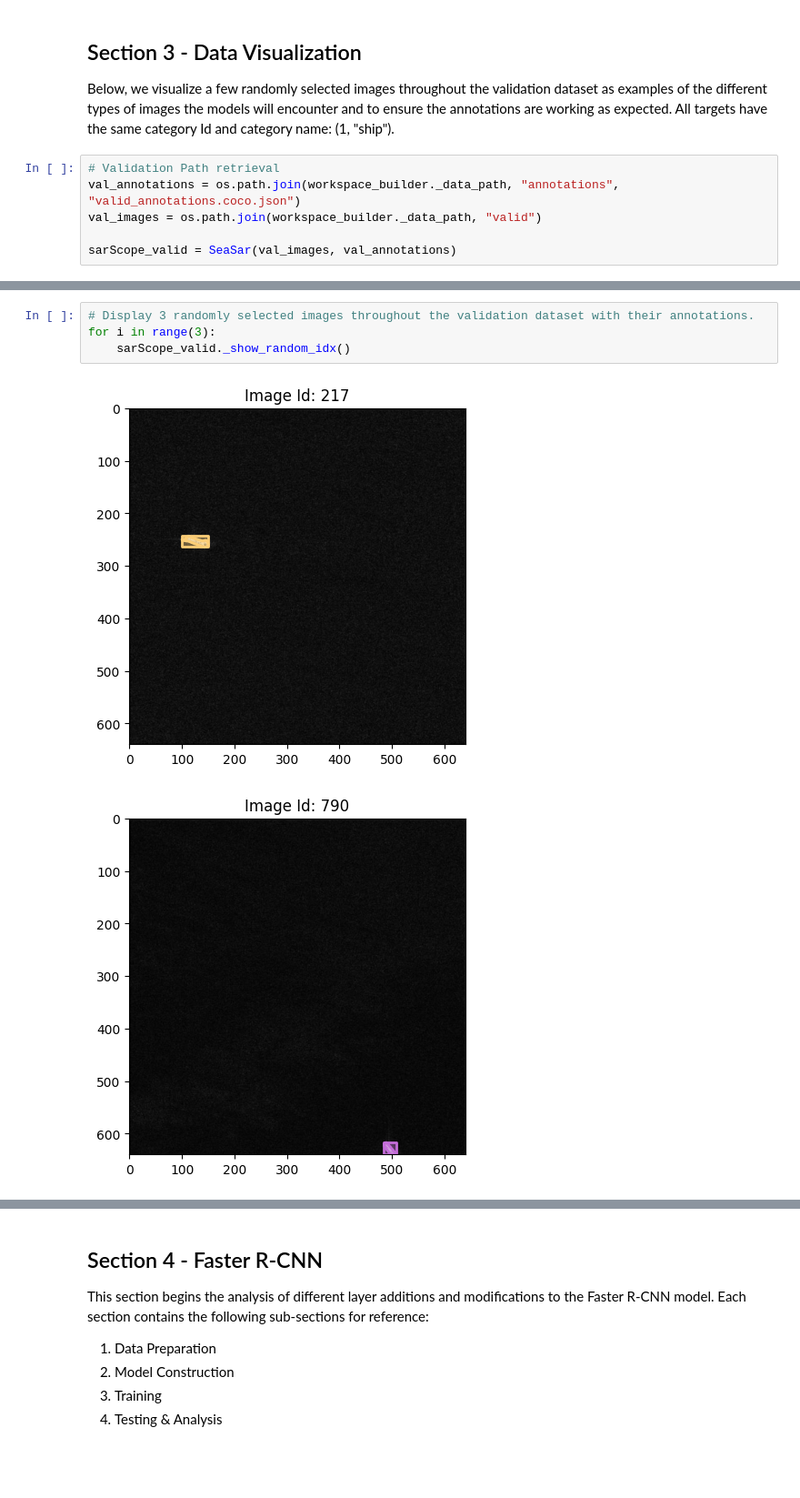
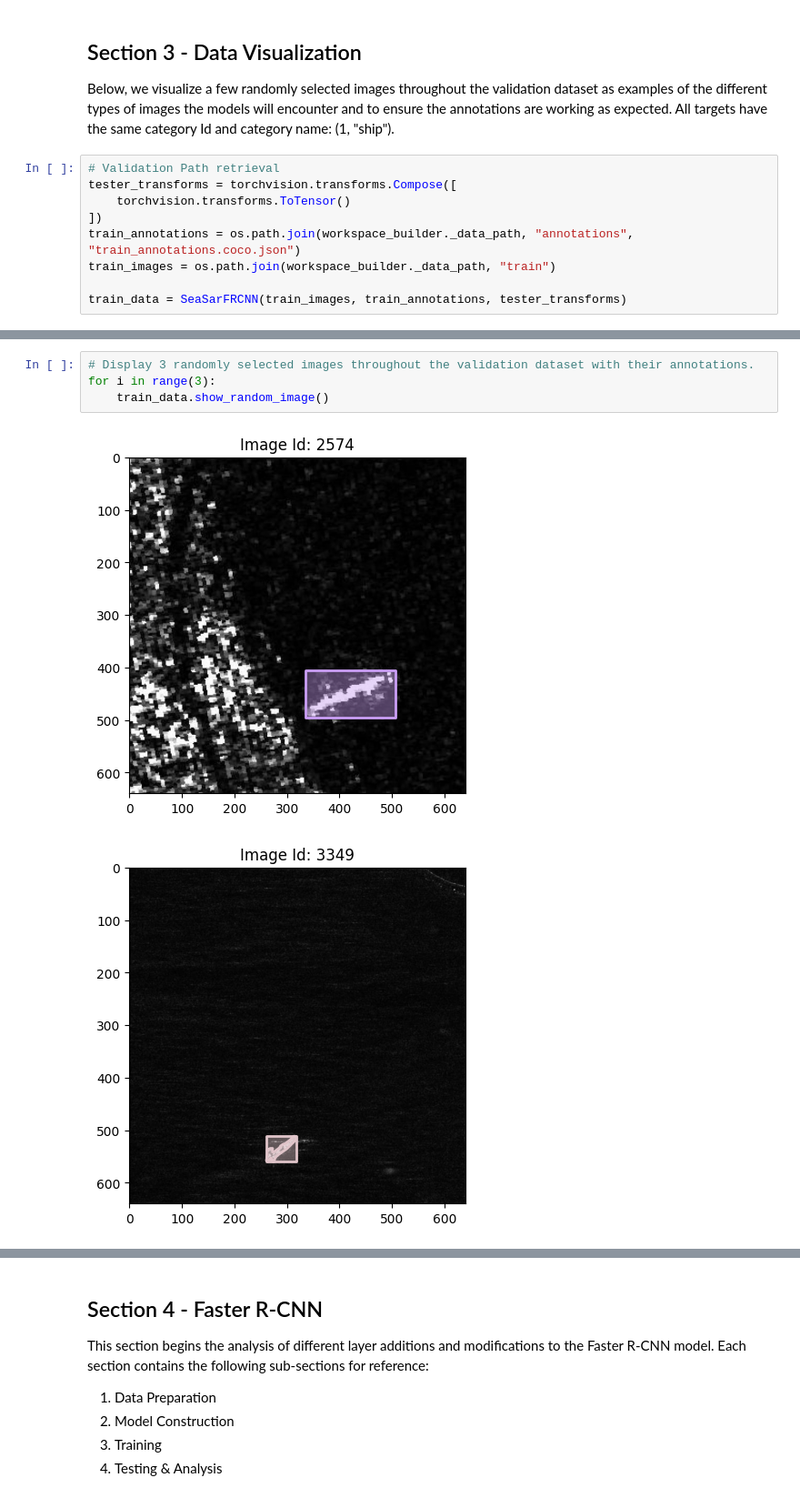
Before and after one commit to jag1799/SeaSARR, a Jupyter notebook: src/frcnn.ipynb, the cells around one changed output, grey strips where cells are left out. Shown: that part at 91% size. Cells and saved outputs as stored; diff of their text form; blank space fills up the shorter version.

```diff
--- a/src/frcnn.ipynb
+++ b/src/frcnn.ipynb
@@ -75,9 +72,12 @@ Using data path: /home/jag1799/Documents/vscode_ws/school/ai_570/SeaSARR/data/ka
 Below, we visualize a few randomly selected images throughout the validation dataset as examples of the different types of images the models will encounter and to ensure the annotations are working as expected.  All targets have the same category Id and category name: (1, "ship").
 # %%
 # Validation Path retrieval
-val_annotations = os.path.join(workspace_builder._data_path, "annotations", "valid_annotations.coco.json")
-val_images = os.path.join(workspace_builder._data_path, "valid")
+tester_transforms = torchvision.transforms.Compose([
+    torchvision.transforms.ToTensor()
+])
+train_annotations = os.path.join(workspace_builder._data_path, "annotations", "train_annotations.coco.json")
+train_images = os.path.join(workspace_builder._data_path, "train")
 
-sarScope_valid = SeaSar(val_images, val_annotations)
+train_data = SeaSarFRCNN(train_images, train_annotations, tester_transforms)
 # %% [output]
 loading annotations into memory...
@@ -87,7 +87,7 @@ index created!
 # %%
 # Display 3 randomly selected images throughout the validation dataset with their annotations.
 for i in range(3):
-    sarScope_valid._show_random_idx()
+    train_data.show_random_image()
 # %% [output]
-[figure, old version]
+[figure, new version]
-[figure, old version]
+[figure, new version]
```
Also changed, not shown: parts of 12 cells of this notebook, 5 other files.
